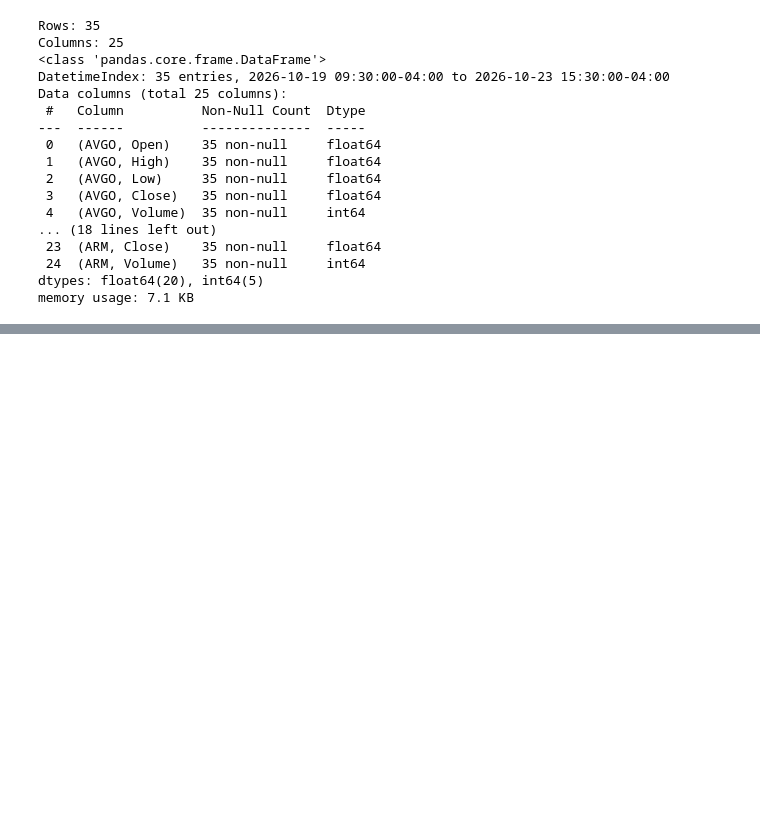
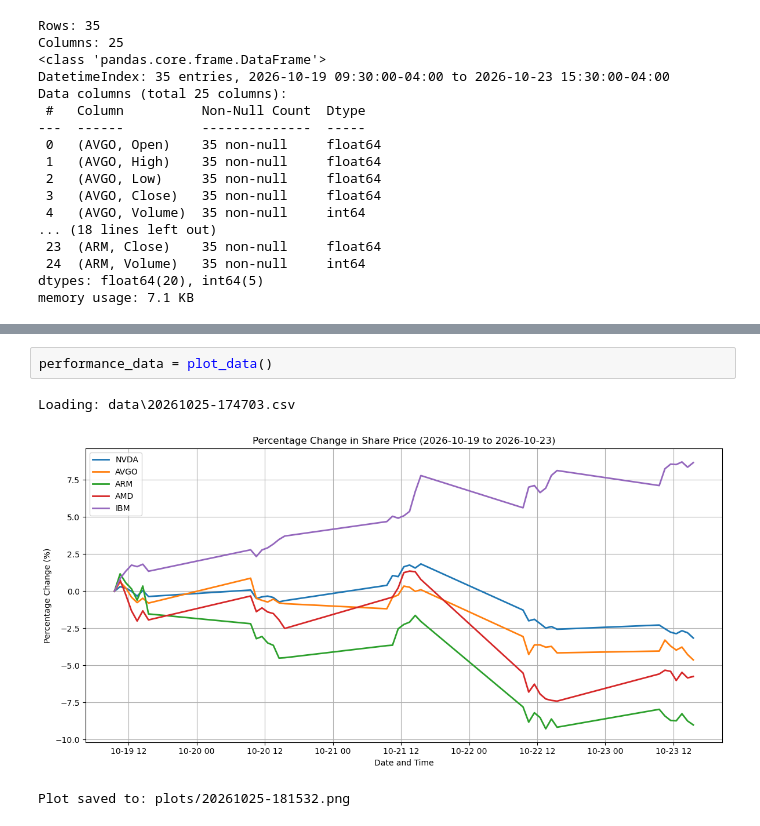
Before and after one commit to leahchristina/computer-infra, a Jupyter notebook: problems.ipynb, the cells around one changed output, grey strips where cells are left out. Saved outputs shown, nothing was run; the diff lists cells and outputs as text; blank space fills up the shorter version.

```diff
--- a/problems.ipynb
+++ b/problems.ipynb
@@ -132,0 +234,6 @@ memory usage: 7.1 KB
+# %%
+performance_data = plot_data()
+# %% [output]
+Loading: data\20261025-174703.csv
+[figure, added]
+Plot saved to: plots/20261025-181532.png
```
Also changed, not shown: parts of 6 cells of this notebook, 2 other files.
